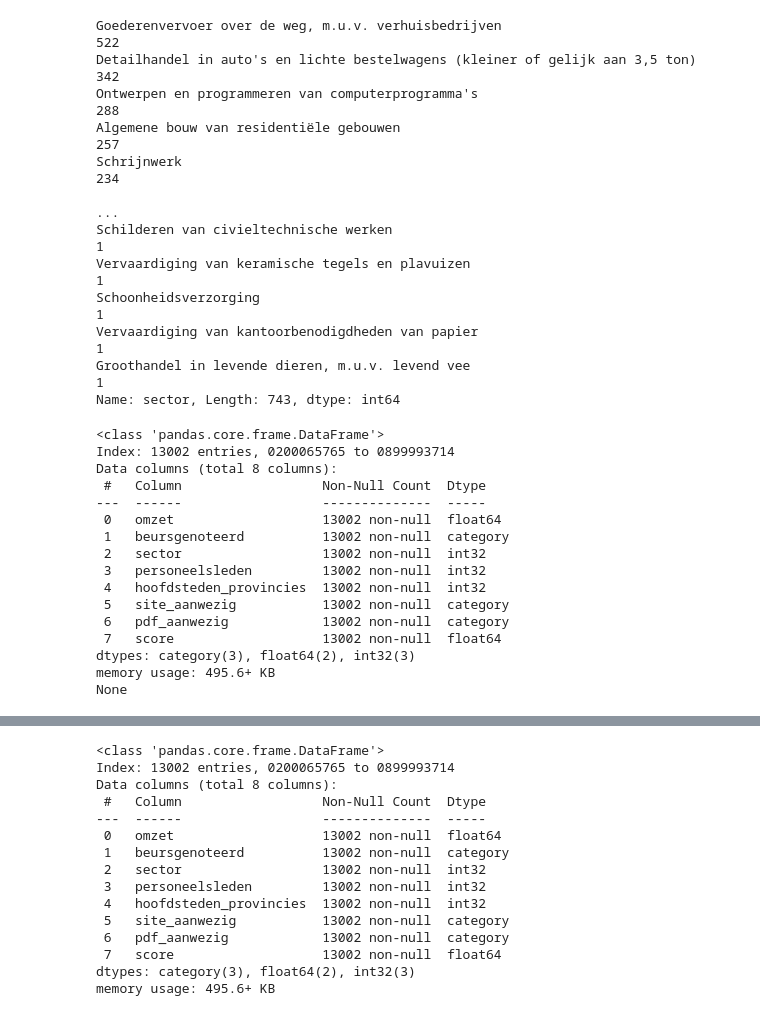
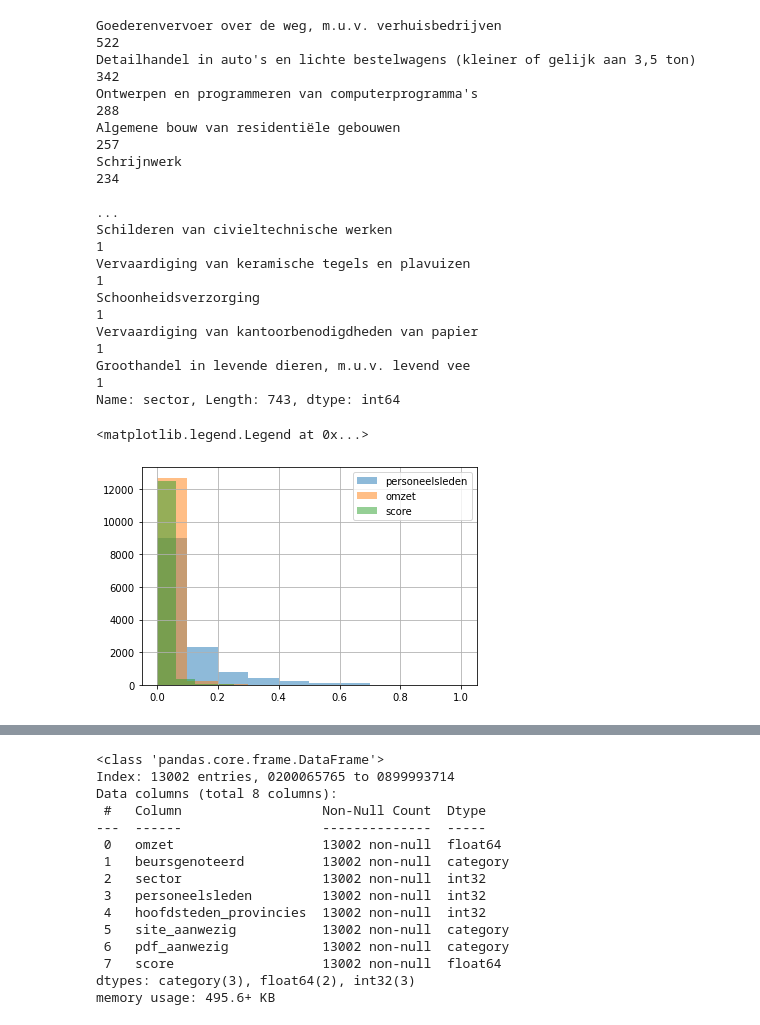
Before and after one commit to BrechtDeSchryver/DEP2G02, a Jupyter notebook: scripts/ml_model.ipynb, the cells around one changed output, grey strips where cells are left out. Saved outputs shown, nothing was run; the diff lists cells and outputs as text; code cells hidden in the pictures.

```diff
--- a/scripts/ml_model.ipynb
+++ b/scripts/ml_model.ipynb
@@ -135,22 +159,15 @@ dataframe["personeelsleden"] = dataframe["personeelsleden"].astype(int)
-# %%
-print(dataframe.info())
-# %% [output]
-<class 'pandas.core.frame.DataFrame'>
-Index: 13002 entries, 0200065765 to 0899993714
-Data columns (total 8 columns):
- #   Column                  Non-Null Count  Dtype
----  ------                  --------------  -----
- 0   omzet                   13002 non-null  float64
- 1   beursgenoteerd          13002 non-null  category
- 2   sector                  13002 non-null  int32
- 3   personeelsleden         13002 non-null  int32
- 4   hoofdsteden_provincies  13002 non-null  int32
- 5   site_aanwezig           13002 non-null  category
- 6   pdf_aanwezig            13002 non-null  category
- 7   score                   13002 non-null  float64
-dtypes: category(3), float64(2), int32(3)
-memory usage: 495.6+ KB
-None
+# %%
+# Visualize data
+# plot histogram
+from matplotlib import pyplot as plt
+
+dataframe["personeelsleden"].hist(label="personeelsleden", alpha=0.5)
+dataframe["omzet"].hist(label="omzet", alpha=0.5)
+dataframe["score"].hist(label="score", alpha=0.5)
+plt.legend()
+# %% [output]
+<matplotlib.legend.Legend at 0x...>
+[figure, added]
 # %%
 # plot correlation matrix
 import matplotlib.pyplot as plt
```
Also changed, not shown: parts of 17 cells of this notebook, 1 other file.
